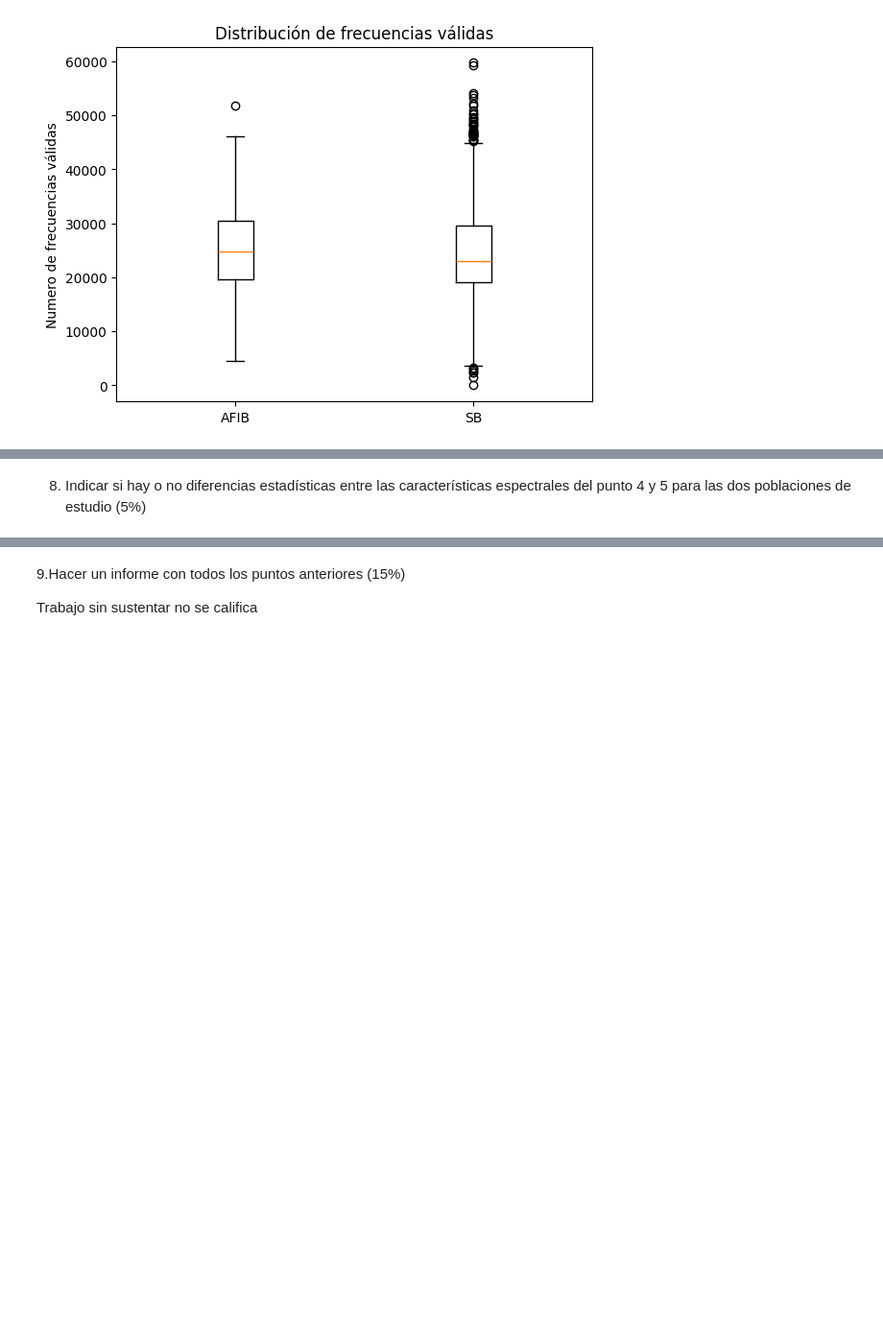
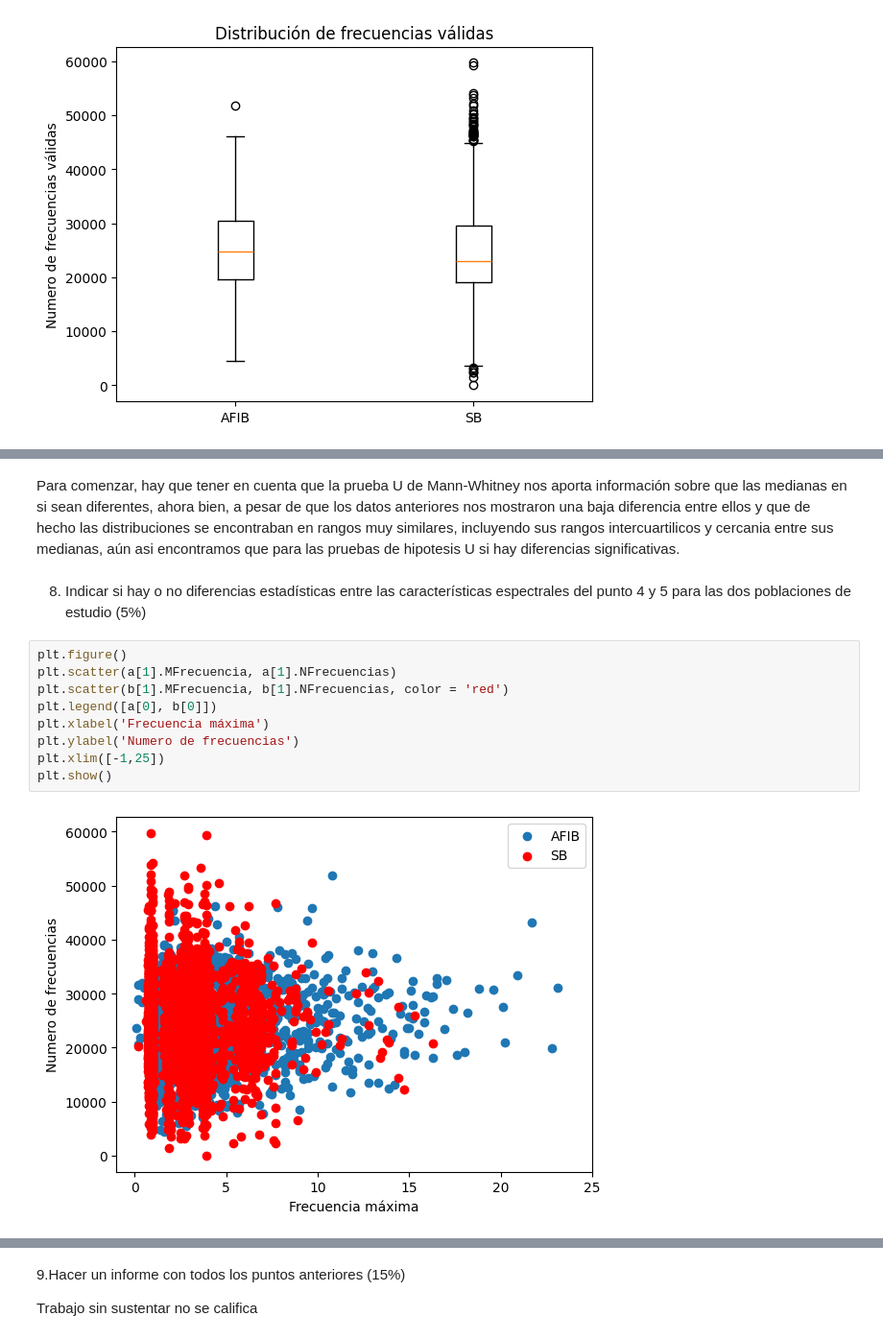
Before and after one commit to AndresBanquezBio/Biosenales, a Jupyter notebook: Proyectos/Proyecto_2/Proyecto2_AndresBanquez_MelinaVillada.ipynb, the cells around one changed output, grey strips where cells are left out. Shown at 96% size. Drawn from its saved outputs; the diff is of its cells as text; blank space fills up the shorter version.

```diff
--- a/Proyectos/Proyecto_2/Proyecto2_AndresBanquez_MelinaVillada.ipynb
+++ b/Proyectos/Proyecto_2/Proyecto2_AndresBanquez_MelinaVillada.ipynb
@@ -350,2 +496,15 @@ plt.show()
+# %% [markdown]
+Para comenzar, hay que tener en cuenta que la prueba U de Mann-Whitney nos aporta información sobre que las medianas en si sean diferentes, ahora bien, a pesar de que los datos anteriores nos mostraron una baja diferencia entre ellos y que de hecho las distribuciones se encontraban en rangos muy similares, incluyendo sus rangos intercuartilicos y cercania entre sus medianas, aún asi encontramos que para las pruebas de hipotesis U si hay diferencias significativas.
 # %% [markdown]
 8. Indicar si hay o no diferencias estadísticas entre las características espectrales del punto 4 y 5 para las dos poblaciones de estudio (5%)
+# %%
+plt.figure()
+plt.scatter(a[1].MFrecuencia, a[1].NFrecuencias)
+plt.scatter(b[1].MFrecuencia, b[1].NFrecuencias, color = 'red')
+plt.legend([a[0], b[0]])
+plt.xlabel('Frecuencia máxima')
+plt.ylabel('Numero de frecuencias')
+plt.xlim([-1,25])
+plt.show()
+# %% [output]
+[figure, added]
```
Also changed, not shown: parts of 22 cells of this notebook, 1 other file.
